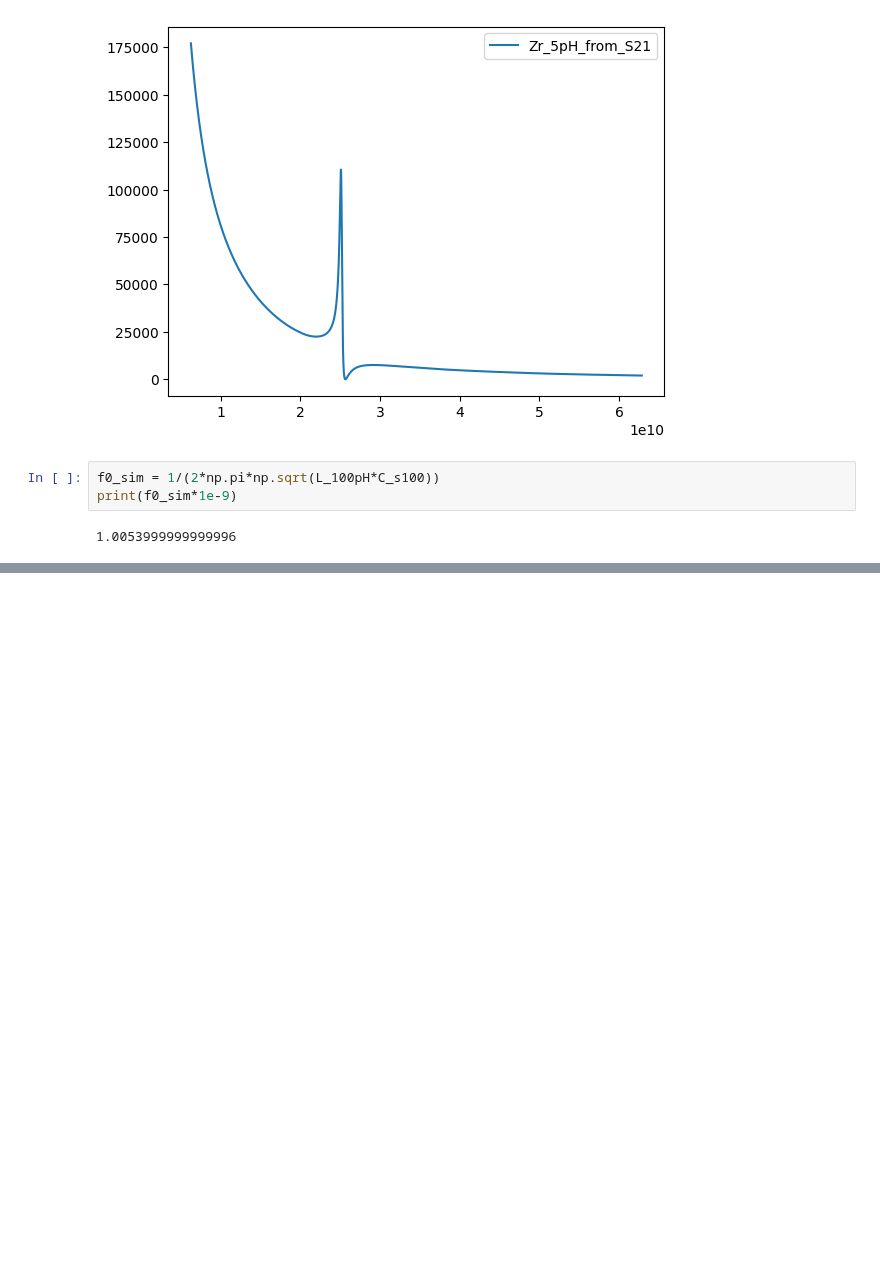
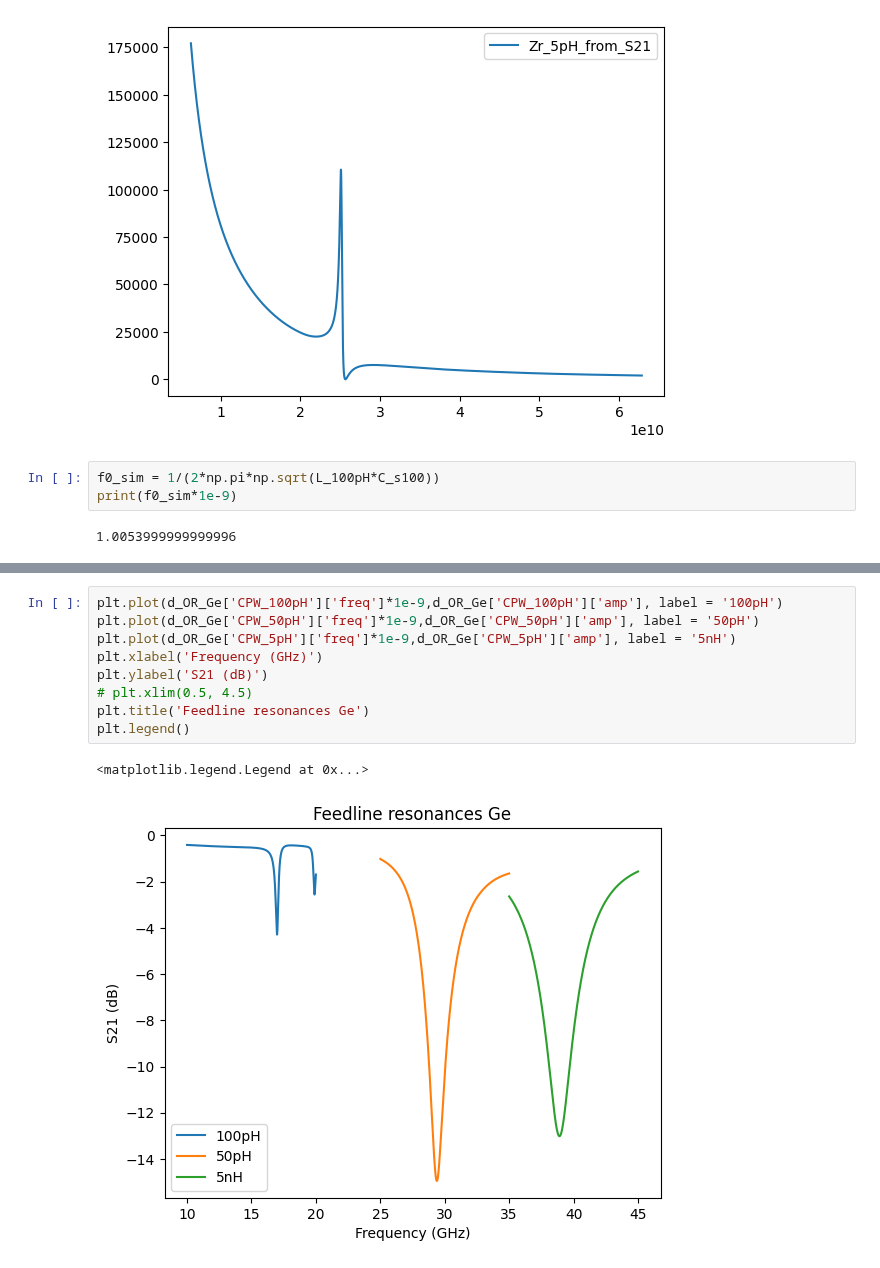
Before and after one commit to cbelo/resonators, a Jupyter notebook: Schuster_Resonators/simulations.ipynb, the cells around one changed output, grey strips where cells are left out. Cells and saved outputs as stored; diff of their text form; blank space fills up the shorter version.

```diff
--- a/Schuster_Resonators/simulations.ipynb
+++ b/Schuster_Resonators/simulations.ipynb
@@ -218,0 +290,12 @@ print(f0_sim*1e-9)
+# %%
+plt.plot(d_OR_Ge['CPW_100pH']['freq']*1e-9,d_OR_Ge['CPW_100pH']['amp'], label = '100pH')
+plt.plot(d_OR_Ge['CPW_50pH']['freq']*1e-9,d_OR_Ge['CPW_50pH']['amp'], label = '50pH')
+plt.plot(d_OR_Ge['CPW_5pH']['freq']*1e-9,d_OR_Ge['CPW_5pH']['amp'], label = '5nH')
+plt.xlabel('Frequency (GHz)')
+plt.ylabel('S21 (dB)')
+# plt.xlim(0.5, 4.5)
+plt.title('Feedline resonances Ge')
+plt.legend()
+# %% [output]
+<matplotlib.legend.Legend at 0x...>
+[figure, added]
```
Also changed, not shown: parts of 14 cells of this notebook, 1 other file.
